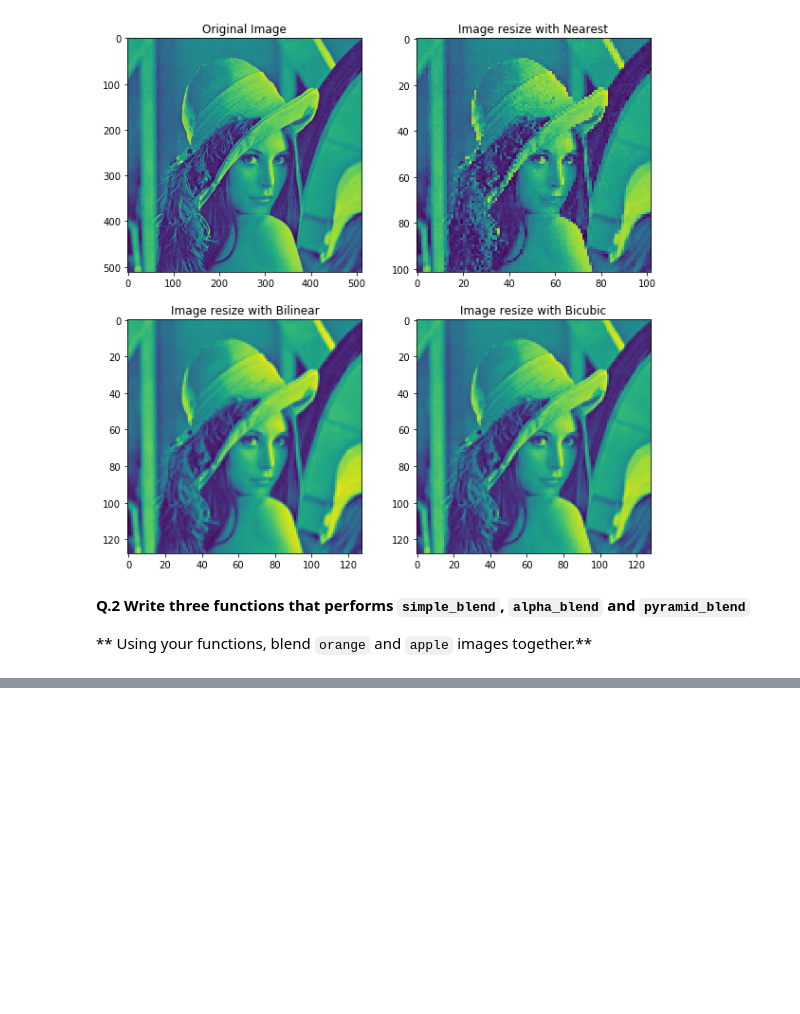
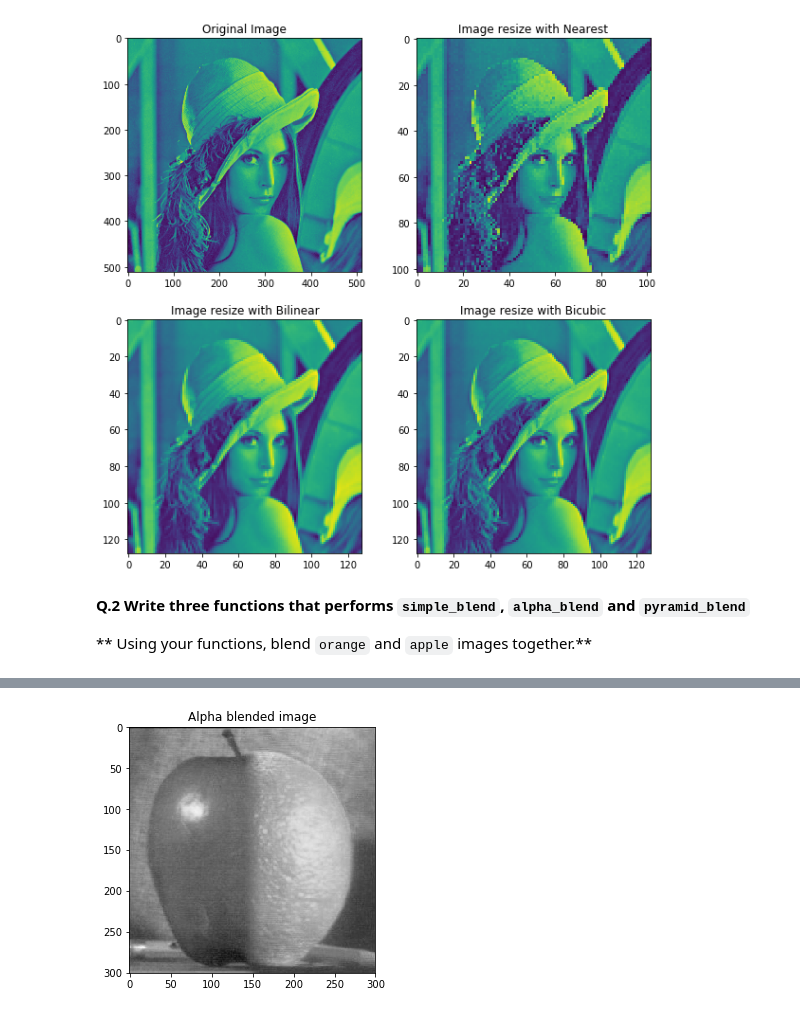
Before and after one commit to lilivalencia21/B31XB-IIP-TP-1718, a Jupyter notebook: 3-interpolation-blending/3-interpolation-blending.ipynb, the cells around one changed output, grey strips where cells are left out. Drawn from its saved outputs; the diff is of its cells as text; code cells hidden in the pictures; blank space fills up the shorter version.

```diff
--- a/3-interpolation-blending/3-interpolation-blending.ipynb
+++ b/3-interpolation-blending/3-interpolation-blending.ipynb
@@ -107,20 +108,34 @@ io.imshow(simple_blend)
 # %%
 #Alpha blend
-img_path = './images/'
-img_name_apple = 'apple.jpeg'
-apple = io.imread(img_path.__add__(img_name_apple))
-apple_float = img_as_float(apple)
-
-img_name_orange = 'orange.jpeg'
-orange = io.imread(img_path.__add__(img_name_orange))
-orange_float = img_as_float(orange)
 
 def alpha_blend (image1, image2):
 
     it1,it2 = image1.shape
+
+    #Create a matrix of zeros
     blend_image = np.zeros(image1.shape)
-    aplha_window = 10
 
-    blend_image[:, :int(it2 - window)] = image1[:, :int(it2 - window)] #Recorre la imagen desde el inicio hasta la mitad
-    blend_image[:, int(it2 + window):] = image2[:, int(it2 + window):] #Recorre la imagen desde la mitad hasta el final
+    #Define the window for the alpha blend
+    window = 10
+
+    # Fill the matrix in the two halfs leaving free a set window
+    blend_image[:, :int(it2/2)- window] = image1[:, :int(it2/2)-window] #Recorre la imagen desde el inicio hasta la mitad
+    blend_image[:, int(it2/2)+ window:] = image2[:, int(it2/2)+window:] #Recorre la imagen desde la mitad hasta el final
+
+
+    i1 = int(it2/2) - window
+    i2 = int(it2/2) + window
+    i = np.arange (i1, i2)
+    alpha = i/(i1-i2) - i2/(i1-i2)
+
+    blend_image[:, i] = (1-alpha)*image2[:, i] + alpha*image1[:, i]
+
+    return blend_image
+
+#Apply alpha_blend function
+blend_alpha_img = alpha_blend (apple_grey, orange_grey)
+
+#Display image
+io.imshow(blend_alpha_img)
+plt.title ('Alpha blended image')
 # %% [output]
@@ -127,0 +143 @@ SyntaxError: invalid syntax (<ipython-input-92-6b2604721e73>, line 11)
+[figure, added]
```
Also changed, not shown: parts of 6 cells of this notebook.
